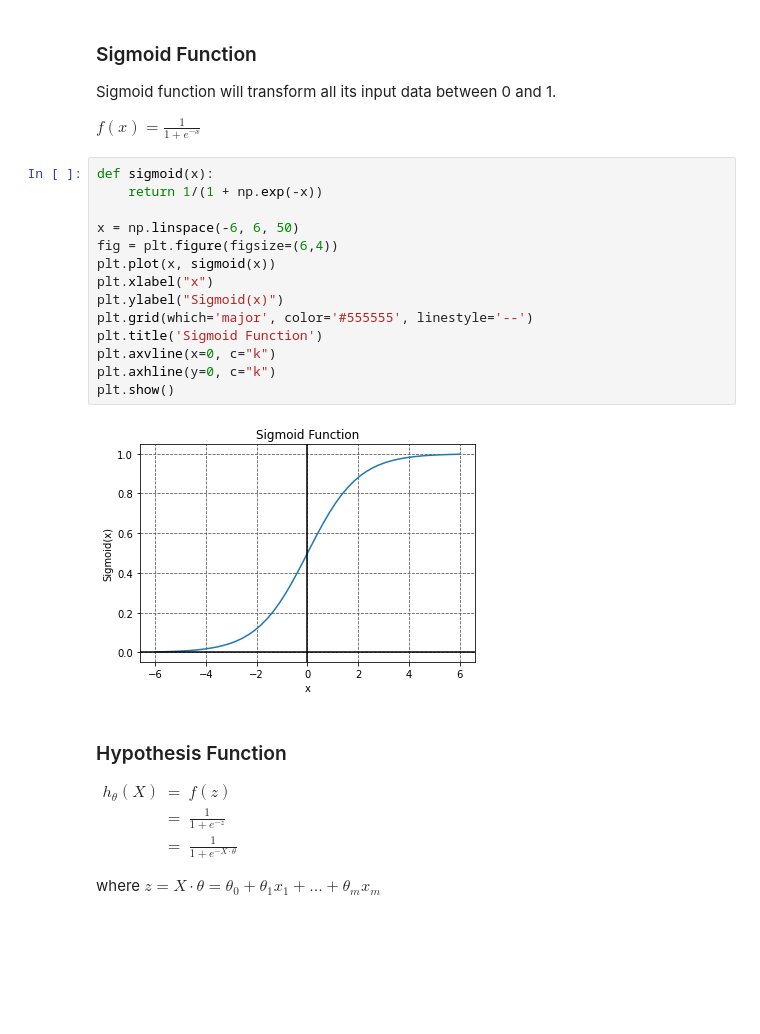
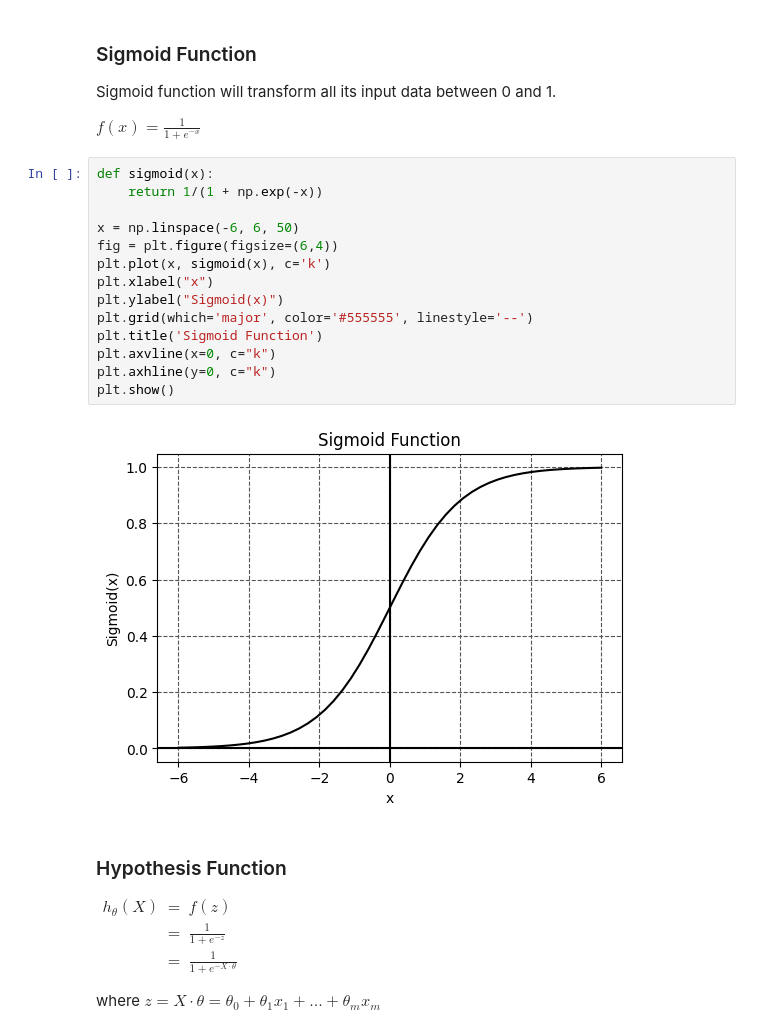
Before and after one commit to jchen8000/MLDLWithPython, a Jupyter notebook: 4_02_Logistic_Regression/Logistic_Regression_Algorithm_Implementation.ipynb, the cells around one changed output. Drawn from its saved outputs; the diff is of its cells as text; blank space fills up the shorter version.

```diff
--- a/4_02_Logistic_Regression/Logistic_Regression_Algorithm_Implementation.ipynb
+++ b/4_02_Logistic_Regression/Logistic_Regression_Algorithm_Implementation.ipynb
@@ -21,19 +21,19 @@ $f(x) = \displaystyle\frac{1}{1+e^{-x}}$
 # %%
 def sigmoid(x):
     return 1/(1 + np.exp(-x))
 
 x = np.linspace(-6, 6, 50)
 fig = plt.figure(figsize=(6,4))
-plt.plot(x, sigmoid(x))
+plt.plot(x, sigmoid(x), c='k')
 plt.xlabel("x")
 plt.ylabel("Sigmoid(x)")
 plt.grid(which='major', color='#555555', linestyle='--')
 plt.title('Sigmoid Function')
 plt.axvline(x=0, c="k")
 plt.axhline(y=0, c="k")
 plt.show()
 # %% [output]
-[figure, old version]
+[figure, new version]
 # %% [markdown]
 ### Hypothesis Function
 
```
Also changed, not shown: parts of 4 cells of this notebook, 3 other files.
